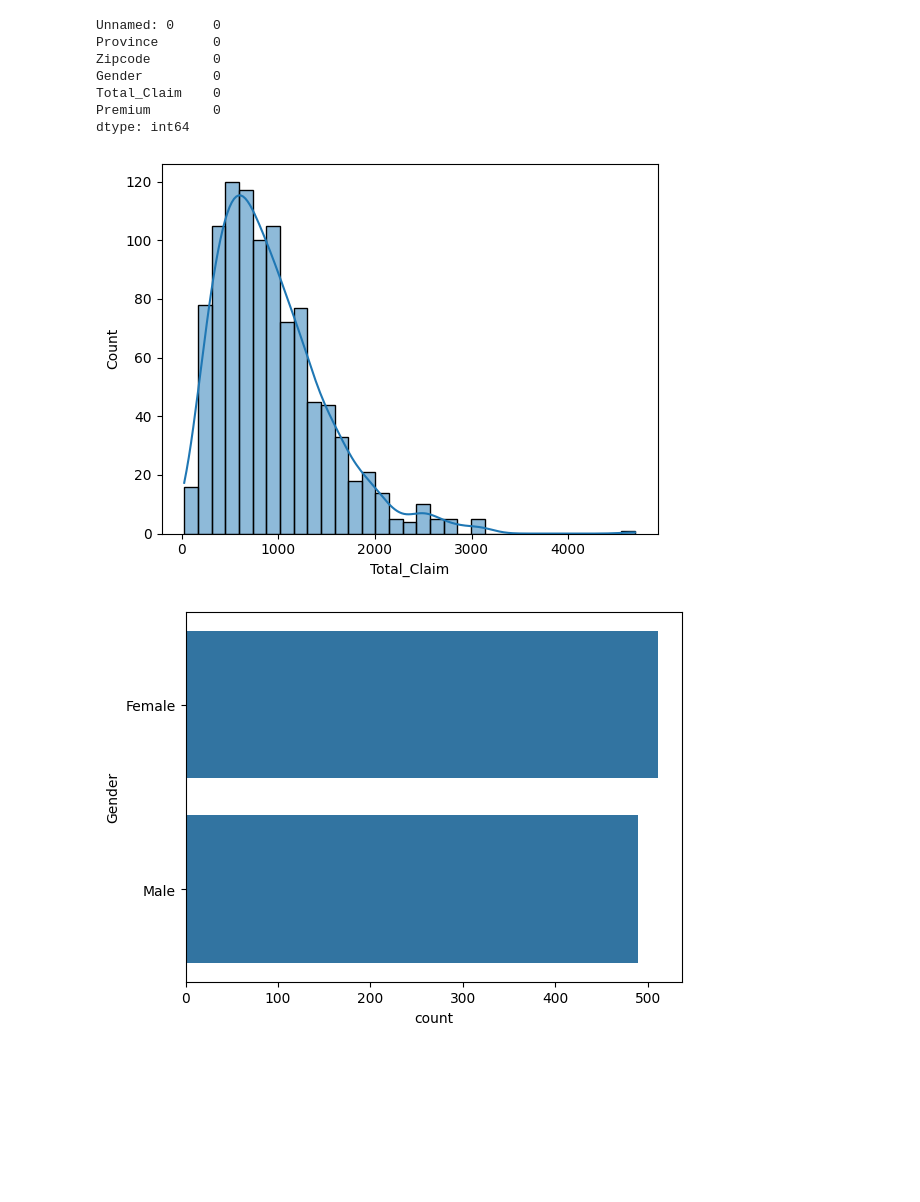
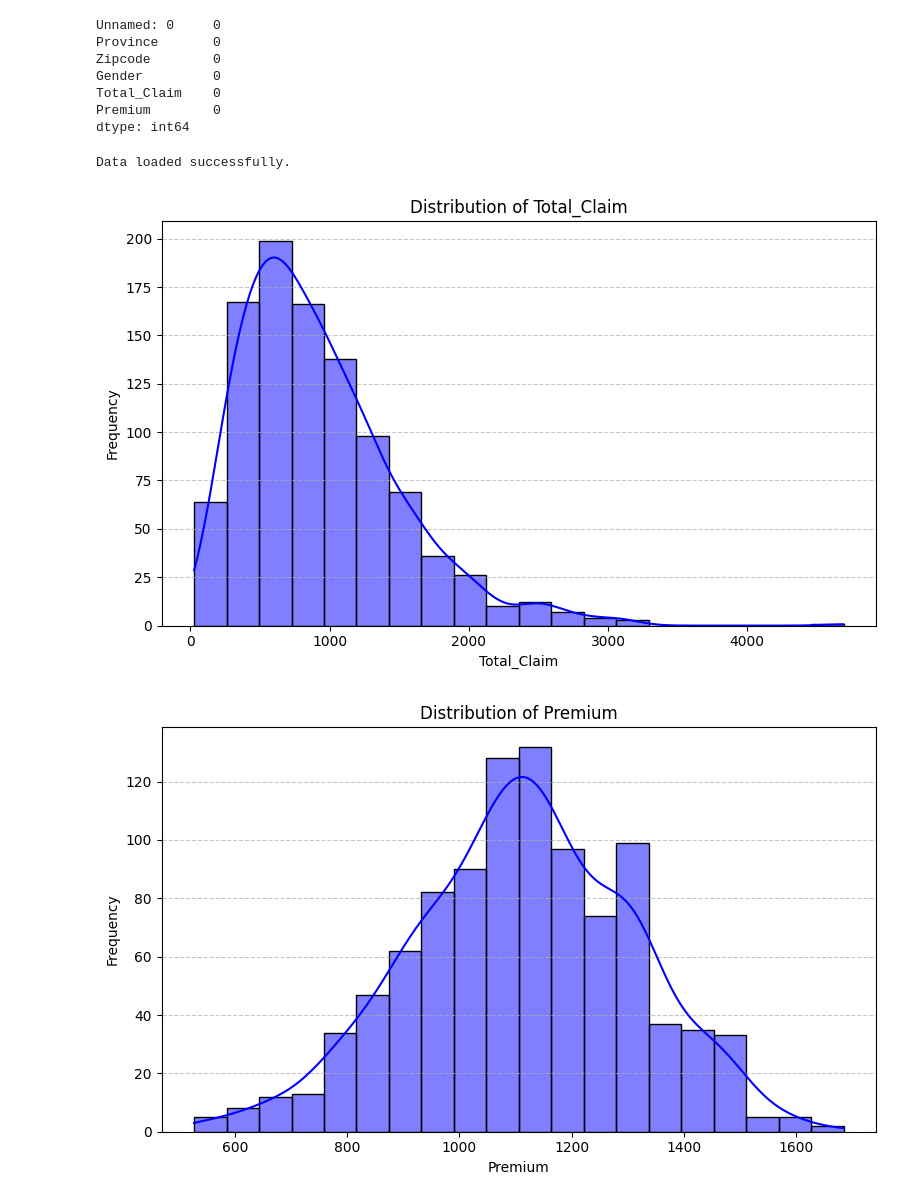
Before and after one commit to gashawgedef/KAIM-W3-AlphaCare-Insurance-Solutions, a Jupyter notebook: notebooks/alphacare-insurance-analysis.ipynb, the cells around one changed output. Saved outputs shown, nothing was run; the diff lists cells and outputs as text; code cells hidden in the pictures; blank space fills up the shorter version.

```diff
--- a/notebooks/alphacare-insurance-analysis.ipynb
+++ b/notebooks/alphacare-insurance-analysis.ipynb
@@ -59,14 +59,44 @@ Total_Claim    0
 Premium        0
 dtype: int64
 # %%
-import seaborn as sns
-import matplotlib.pyplot as plt
+# import seaborn as sns
+# import matplotlib.pyplot as plt
 
-sns.histplot(df['Total_Claim'], kde=True)
-plt.show()
+# sns.histplot(df['Total_Claim'], kde=True)
+# plt.show()
 
-sns.countplot(df['Gender'])
-plt.show()
+# sns.countplot(df['Gender'])
+# plt.show()
-# %% [output]
-[figure, removed]
-[figure, removed]
+# %%
+# Import necessary modules
+import sys
+import os
+sys.path.append('../scripts')  # Adjust the path based on the location of the script
+
+from alphacare_insurance_analysis import load_data, create_directory, plot_numerical_distributions, plot_categorical_distributions
+
+# Set paths
+data_path = '../data/insurance_data.csv'  # Adjust the path based on the location of the dataset
+plots_dir = '../plots'
+
+# Step 1: Load the data
+data = load_data(data_path)
+
+# Step 2: Ensure the plots directory exists
+create_directory(plots_dir)
+
+# Step 3: Perform Univariate Analysis
+if data is not None:
+    # Numerical and Categorical Columns
+    numerical_columns = ['Total_Claim', 'Premium']
+    categorical_columns = ['Province', 'Zipcode', 'Gender']
+
+    # Plot numerical distributions
+    plot_numerical_distributions(data, numerical_columns, plots_dir)
+
+    # Plot categorical distributions
+    plot_categorical_distributions(data, categorical_columns, plots_dir)
+# %% [output]
+Data loaded successfully.
+[figure, added]
+[figure, added]
```
Also changed, not shown: parts of 1 cell of this notebook, 6 other files.
